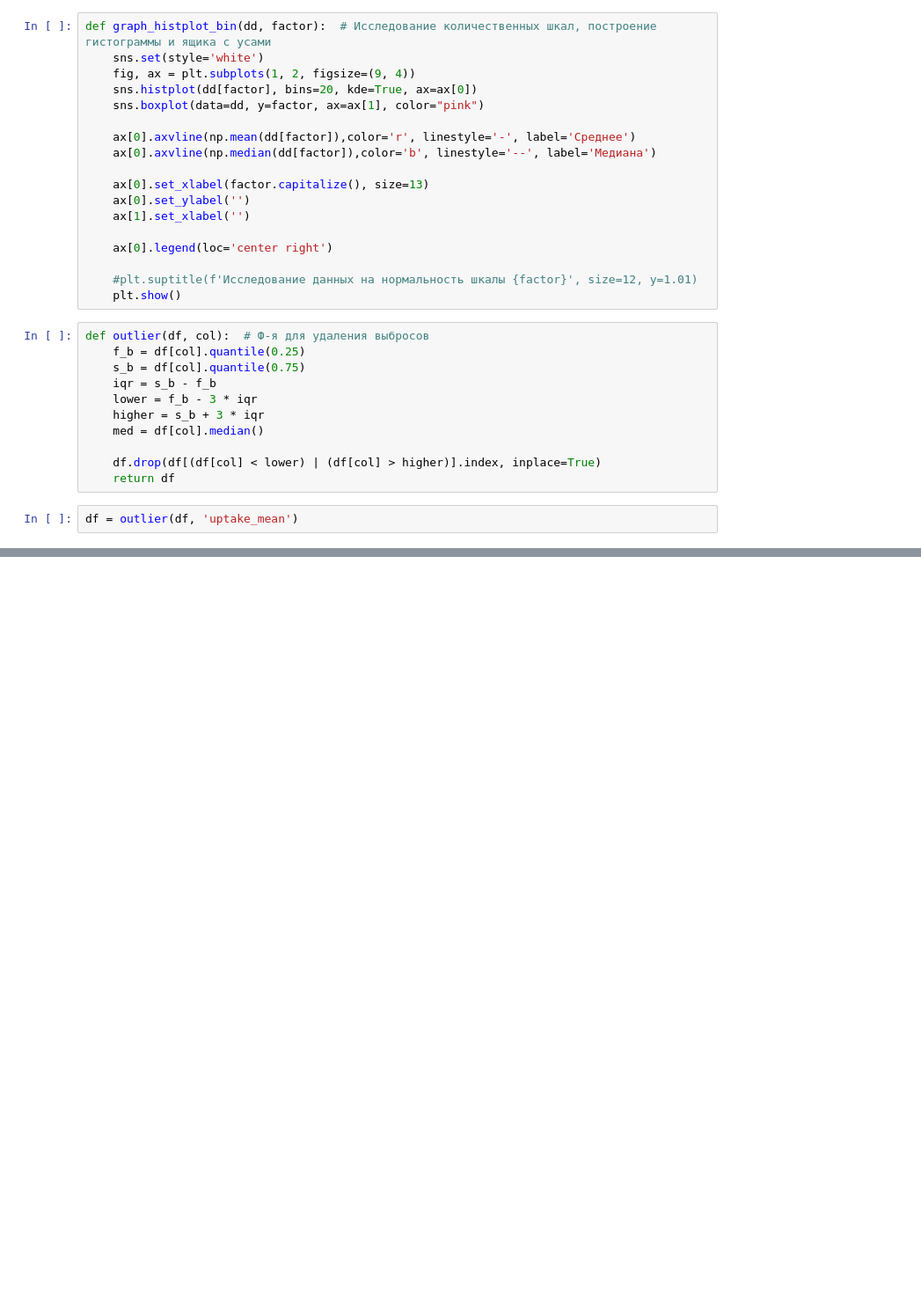
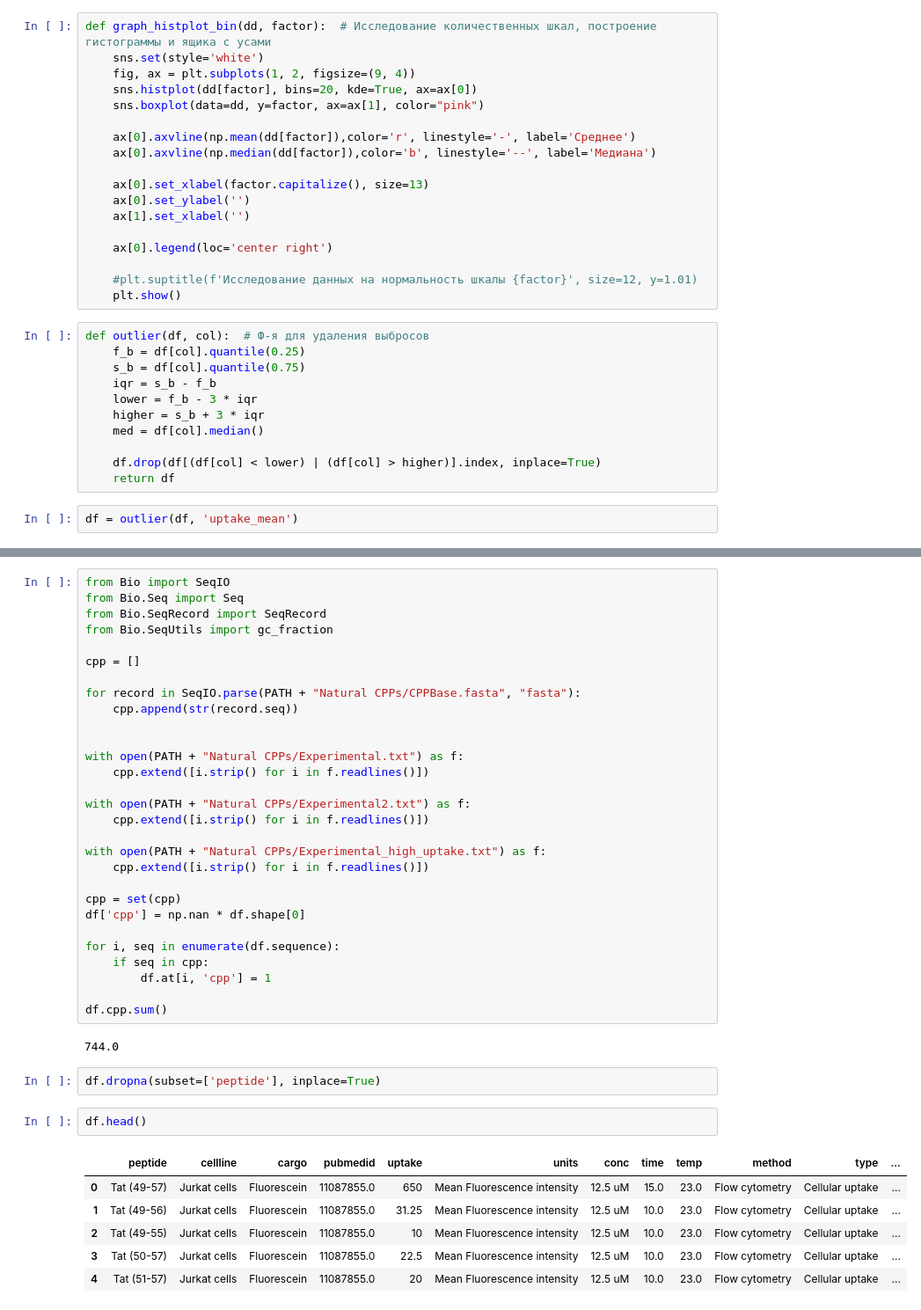
Before and after one commit to tame2tame/datacon2024, a Jupyter notebook: main.ipynb, the cells around one changed output, grey strips where cells are left out. Shown at 88% size. Saved outputs shown, nothing was run; the diff lists cells and outputs as text; blank space fills up the shorter version.

```diff
--- a/main.ipynb
+++ b/main.ipynb
@@ -265,0 +307,42 @@ df[df['sequence'] == 'AAVALLPAVLLALLAPRKKRRQRRRPPQ']
+# %%
+from Bio import SeqIO
+from Bio.Seq import Seq
+from Bio.SeqRecord import SeqRecord
+from Bio.SeqUtils import gc_fraction
+
+cpp = []
+
+for record in SeqIO.parse(PATH + "Natural CPPs/CPPBase.fasta", "fasta"):
+    cpp.append(str(record.seq))
+
+
+with open(PATH + "Natural CPPs/Experimental.txt") as f:
+    cpp.extend([i.strip() for i in f.readlines()])
+
+with open(PATH + "Natural CPPs/Experimental2.txt") as f:
+    cpp.extend([i.strip() for i in f.readlines()])
+
+with open(PATH + "Natural CPPs/Experimental_high_uptake.txt") as f:
+    cpp.extend([i.strip() for i in f.readlines()])
+
+cpp = set(cpp)
+df['cpp'] = np.nan * df.shape[0]
+
+for i, seq in enumerate(df.sequence):
+    if seq in cpp:
+        df.at[i, 'cpp'] = 1
+
+df.cpp.sum()
+# %% [output]
+744.0
+# %%
+df.dropna(subset=['peptide'], inplace=True)
+# %%
+df.head()
+# %% [output]
+|  | peptide | cellline | cargo | pubmedid | uptake | units | conc | time | temp | method | type | ... |
+| 0 | Tat (49-57) | Jurkat cells | Fluorescein | 11087855.0 | 650 | Mean Fluorescence intensity | 12.5 uM | 15.0 | 23.0 | Flow cytometry | Cellular uptake | ... |
+| 1 | Tat (49-56) | Jurkat cells | Fluorescein | 11087855.0 | 31.25 | Mean Fluorescence intensity | 12.5 uM | 10.0 | 23.0 | Flow cytometry | Cellular uptake | ... |
+| 2 | Tat (49-55) | Jurkat cells | Fluorescein | 11087855.0 | 10 | Mean Fluorescence intensity | 12.5 uM | 10.0 | 23.0 | Flow cytometry | Cellular uptake | ... |
+| 3 | Tat (50-57) | Jurkat cells | Fluorescein | 11087855.0 | 22.5 | Mean Fluorescence intensity | 12.5 uM | 10.0 | 23.0 | Flow cytometry | Cellular uptake | ... |
+| 4 | Tat (51-57) | Jurkat cells | Fluorescein | 11087855.0 | 20 | Mean Fluorescence intensity | 12.5 uM | 10.0 | 23.0 | Flow cytometry | Cellular uptake | ... |
```
Also changed, not shown: parts of 16 cells of this notebook, 4 other files.
